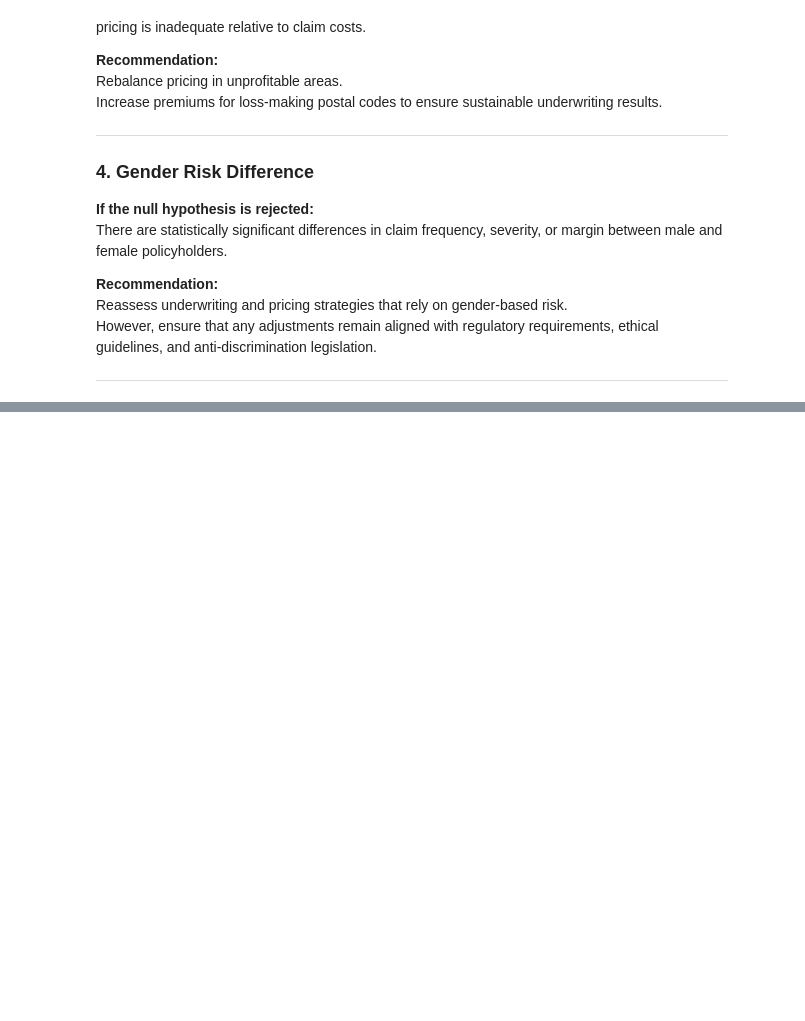
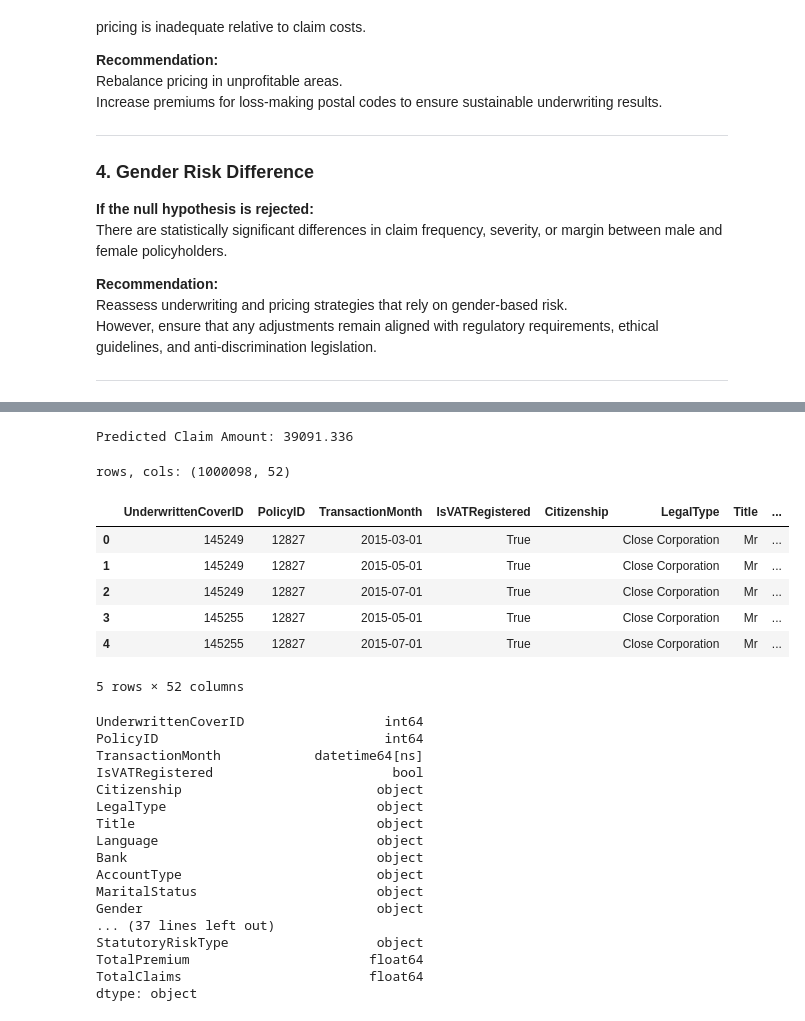
Before and after one commit to eyobedanalyst/AlphaCare_Insurance_Solutions-ACIS-week3, a Jupyter notebook: notebooks/insurance_EDA.ipynb, the cells around one changed output, grey strips where cells are left out. Drawn from its saved outputs; the diff is of its cells as text; code cells hidden in the pictures; blank space fills up the shorter version.

```diff
--- a/notebooks/insurance_EDA.ipynb
+++ b/notebooks/insurance_EDA.ipynb
@@ -599,0 +847,12 @@ However, ensure that any adjustments remain aligned with regulatory requirements
+# %%
+new_policy["TransactionMonth"] = pd.to_datetime(new_policy["TransactionMonth"], errors="coerce")
+new_policy["VehicleIntroDate"] = pd.to_datetime(new_policy["VehicleIntroDate"], errors="coerce")
+new_policy["VehicleAge"] = new_policy["TransactionMonth"].dt.year - new_policy["RegistrationYear"]
+new_policy["PremiumToSumInsured"] = new_policy["TotalPremium"] / new_policy["SumInsured"]
+new_policy["CapitalOutstandingRatio"] = new_policy["CapitalOutstanding"] / new_policy["SumInsured"]
+new_policy["EnginePowerRatio"] = new_policy["kilowatts"] / new_policy["cubiccapacity"]
+new_policy.replace([np.inf, -np.inf], np.nan, inplace=True)
+predicted_claim_severity = xgb_model.predict(new_policy)[0]
+print("Predicted Claim Amount:", predicted_claim_severity)
+# %% [output]
+Predicted Claim Amount: 39091.336
@@ -599,0 +873,31 @@ However, ensure that any adjustments remain aligned with regulatory requirements
+# %%
+# ---------- 0. quick inspect ----------
+print("rows, cols:", df.shape)
+display(df.head())
+display(df.dtypes)
+# %% [output]
+rows, cols: (1000098, 52)
+|  | UnderwrittenCoverID | PolicyID | TransactionMonth | IsVATRegistered | Citizenship | LegalType | Title | ... |
+| 0 | 145249 | 12827 | 2015-03-01 | True |  | Close Corporation | Mr | ... |
+| 1 | 145249 | 12827 | 2015-05-01 | True |  | Close Corporation | Mr | ... |
+| 2 | 145249 | 12827 | 2015-07-01 | True |  | Close Corporation | Mr | ... |
+| 3 | 145255 | 12827 | 2015-05-01 | True |  | Close Corporation | Mr | ... |
+| 4 | 145255 | 12827 | 2015-07-01 | True |  | Close Corporation | Mr | ... |
+5 rows × 52 columns
+UnderwrittenCoverID                  int64
+PolicyID                             int64
+TransactionMonth            datetime64[ns]
+IsVATRegistered                       bool
+Citizenship                         object
+LegalType                           object
+Title                               object
+Language                            object
+Bank                                object
+AccountType                         object
+MaritalStatus                       object
+Gender                              object
+... (37 lines left out)
+StatutoryRiskType                   object
+TotalPremium                       float64
+TotalClaims                        float64
+dtype: object
```
Also changed, not shown: parts of 38 cells of this notebook.
